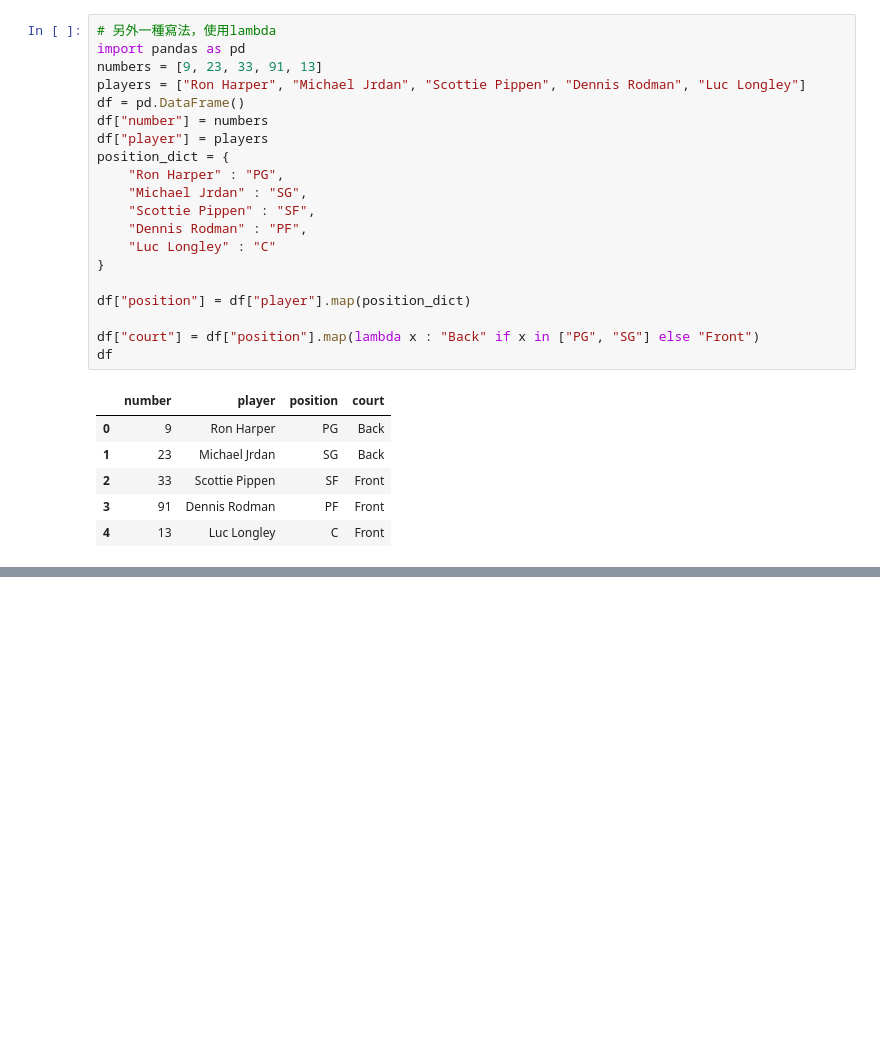
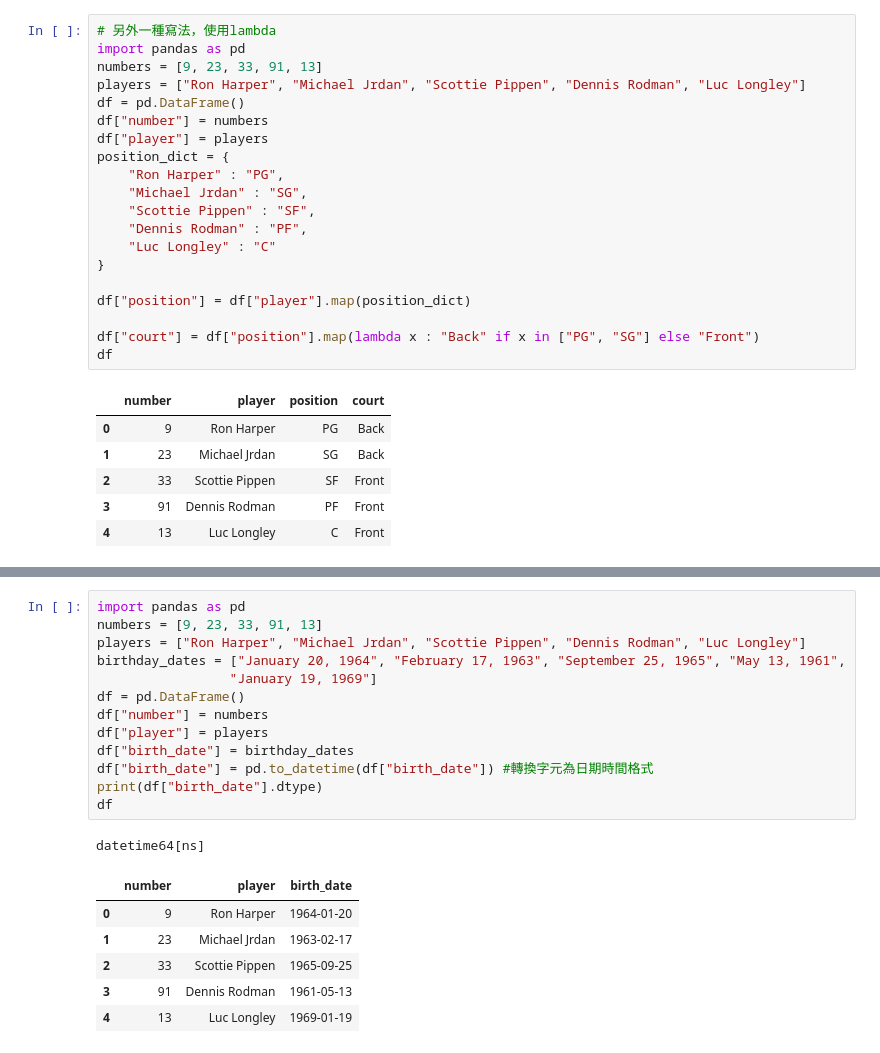
Before and after one commit to astalee812/Python-Practice, a Jupyter notebook: Data Science in Action.ipynb, the cells around one changed output, grey strips where cells are left out. Drawn from its saved outputs; the diff is of its cells as text; blank space fills up the shorter version.

```diff
--- a/Data Science in Action.ipynb
+++ b/Data Science in Action.ipynb
@@ -622,0 +644,21 @@ df
+# %%
+import pandas as pd
+numbers = [9, 23, 33, 91, 13]
+players = ["Ron Harper", "Michael Jrdan", "Scottie Pippen", "Dennis Rodman", "Luc Longley"]
+birthday_dates = ["January 20, 1964", "February 17, 1963", "September 25, 1965", "May 13, 1961",
+                 "January 19, 1969"]
+df = pd.DataFrame()
+df["number"] = numbers
+df["player"] = players
+df["birth_date"] = birthday_dates
+df["birth_date"] = pd.to_datetime(df["birth_date"]) #轉換字元為日期時間格式
+print(df["birth_date"].dtype)
+df
+# %% [output]
+datetime64[ns]
+|  | number | player | birth_date |
+| 0 | 9 | Ron Harper | 1964-01-20 |
+| 1 | 23 | Michael Jrdan | 1963-02-17 |
+| 2 | 33 | Scottie Pippen | 1965-09-25 |
+| 3 | 91 | Dennis Rodman | 1961-05-13 |
+| 4 | 13 | Luc Longley | 1969-01-19 |
```
Also changed, not shown: parts of 1 cell of this notebook.
